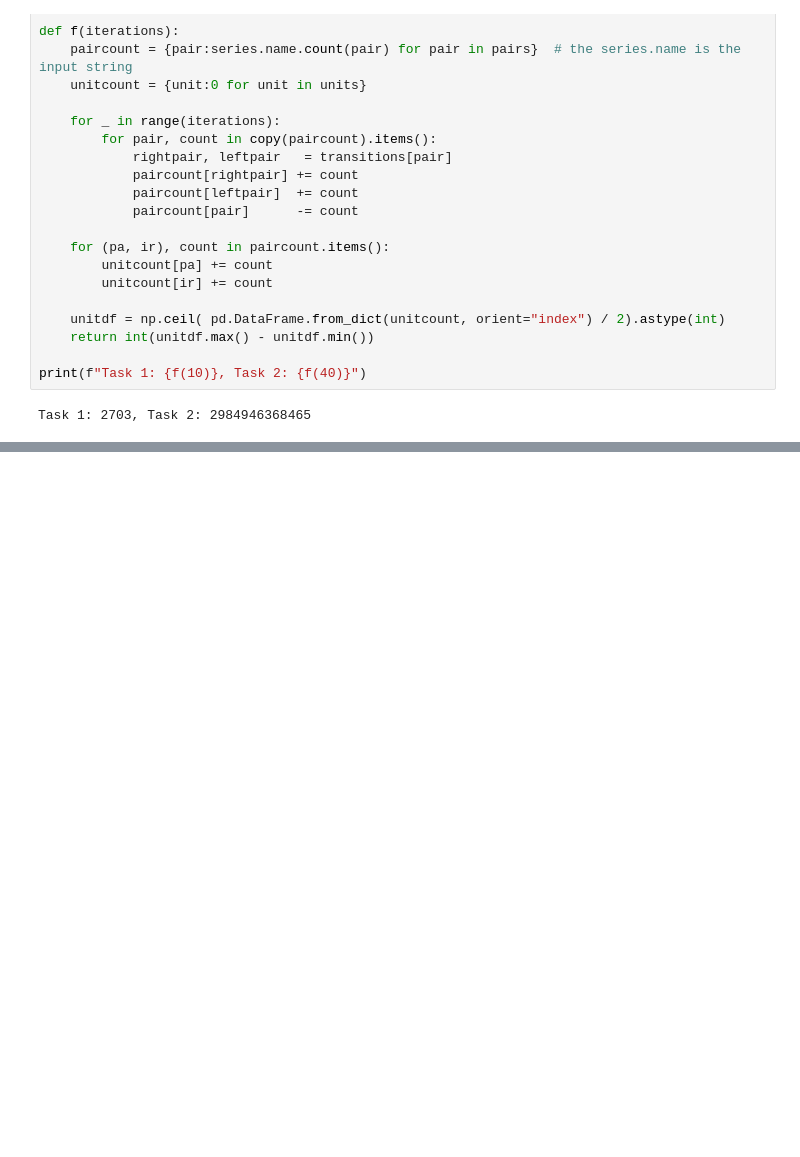
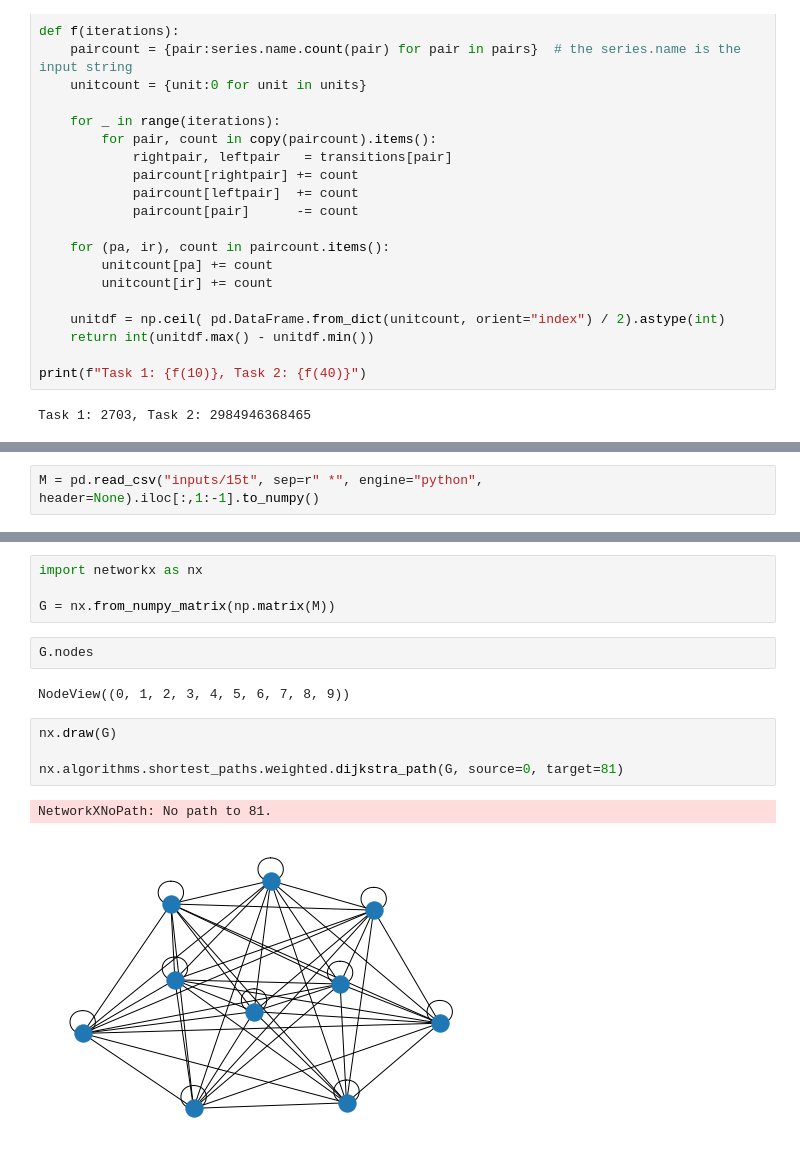
Before and after one commit to charelF/AOC2021, a Jupyter notebook: aoc.ipynb, the cells around one changed output, grey strips where cells are left out. Cells and saved outputs as stored; diff of their text form; blank space fills up the shorter version.

```diff
--- a/aoc.ipynb
+++ b/aoc.ipynb
@@ -432,0 +518,2 @@ Task 1: 2703, Task 2: 2984946368465
+# %%
+M = pd.read_csv("inputs/15t", sep=r" *", engine="python", header=None).iloc[:,1:-1].to_numpy()
@@ -432,0 +606,15 @@ Task 1: 2703, Task 2: 2984946368465
+# %%
+import networkx as nx
+
+G = nx.from_numpy_matrix(np.matrix(M))
+# %%
+G.nodes
+# %% [output]
+NodeView((0, 1, 2, 3, 4, 5, 6, 7, 8, 9))
+# %%
+nx.draw(G)
+
+nx.algorithms.shortest_paths.weighted.dijkstra_path(G, source=0, target=81)
+# %% [output]
+NetworkXNoPath: No path to 81.
+[figure, added]
```
Also changed, not shown: parts of 16 cells of this notebook, 3 other files.
